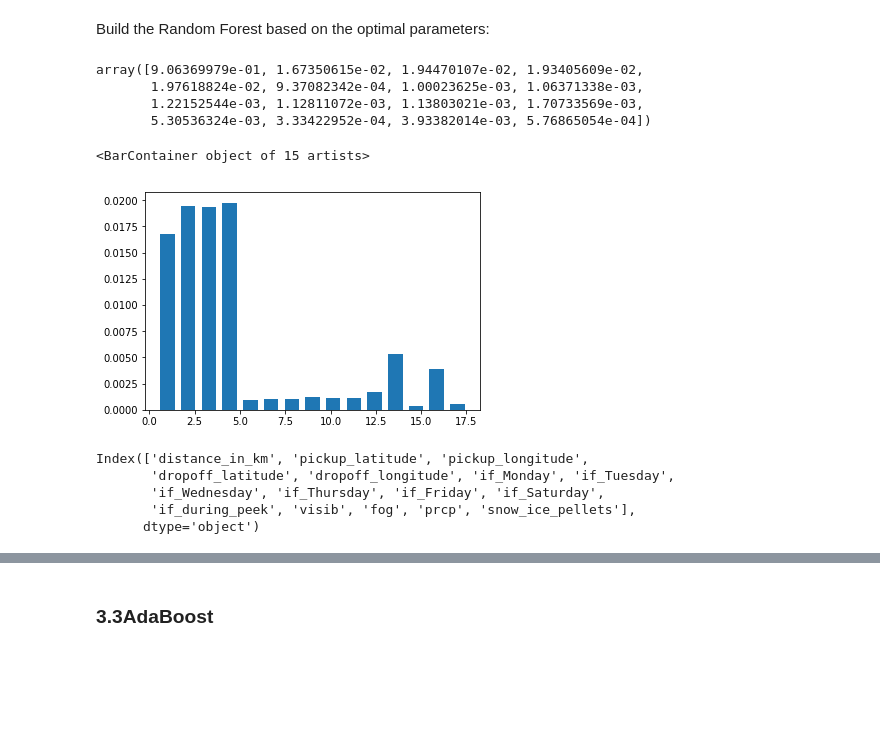
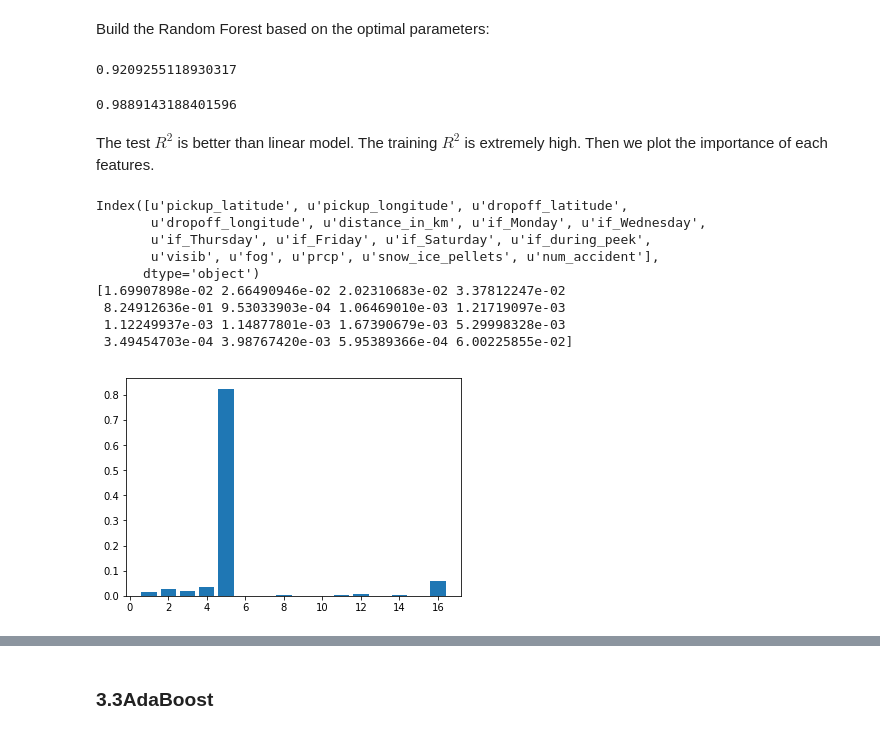
Before and after one commit to MorphyFwy/4990_project, a Jupyter notebook: Model_Selection.ipynb, the cells around one changed output, grey strips where cells are left out. Saved outputs shown, nothing was run; the diff lists cells and outputs as text; code cells hidden in the pictures; blank space fills up the shorter version.

```diff
--- a/Model_Selection.ipynb
+++ b/Model_Selection.ipynb
@@ -414,0 +511,8 @@ Use cross validation to determine the optimal value hyper-parameters in random f
+# %%
+x = dat[['pickup_latitude', 'pickup_longitude','dropoff_latitude','dropoff_longitude','distance_in_km','if_Monday','if_Wednesday','if_Thursday','if_Friday','if_Saturday','if_during_peek','visib','fog','prcp','snow_ice_pellets','num_accident']]
+y = dat[['travel_time']]
+# %%
+#Train and test data split
+from sklearn.model_selection import train_test_split
+
+x_train, x_test, y_train, y_test = train_test_split(x, y, test_size=0.2, random_state=7)
@@ -430,30 +538,31 @@ print para_opt
 # %% [markdown]
 Build the Random Forest based on the optimal parameters:
 # %%
-Rf_mod = RandomForestRegressor(n_estimators=100,
-
-
-                             random_state=0)
-
-Rf_mod.fit(x_train,y_train)
-Rf_mod.score(x_test,y_test)
-Rf_mod.feature_importances_
+Rf_mod = RandomForestRegressor(n_estimators=200, max_features = 12, max_depth = 37, random_state=0)
+Rf_mod.fit(x_train,y_train.values.ravel())
+print Rf_mod.score(x_test,y_test)
 # %% [output]
-array([9.06369979e-01, 1.67350615e-02, 1.94470107e-02, 1.93405609e-02,
-       1.97618824e-02, 9.37082342e-04, 1.00023625e-03, 1.06371338e-03,
-       1.22152544e-03, 1.12811072e-03, 1.13803021e-03, 1.70733569e-03,
-       5.30536324e-03, 3.33422952e-04, 3.93382014e-03, 5.76865054e-04])
+0.9209255118930317
-# %%
-t = np.linspace(1,17,15)
-plt.bar(t,Rf_mod.feature_importances_[1:16])
-# %% [output]
-<BarContainer object of 15 artists>
-[figure, removed]
-# %%
-x.columns
-# %% [output]
-Index(['distance_in_km', 'pickup_latitude', 'pickup_longitude',
-       'dropoff_latitude', 'dropoff_longitude', 'if_Monday', 'if_Tuesday',
-       'if_Wednesday', 'if_Thursday', 'if_Friday', 'if_Saturday',
-       'if_during_peek', 'visib', 'fog', 'prcp', 'snow_ice_pellets'],
-      dtype='object')
+# %%
+print Rf_mod.score(x_train,y_train)
+# %% [output]
+0.9889143188401596
+# %% [markdown]
+The test $R^2$ is better than linear model. The training $R^2$ is extremely high. Then we plot the importance of each features.
+# %%
+#Plot the feature importance
+temp = np.linspace(1,16,16)
+plt.bar(temp,Rf_mod.feature_importances_)
+print x.columns
+print Rf_mod.feature_importances_
+# %% [output]
+Index([u'pickup_latitude', u'pickup_longitude', u'dropoff_latitude',
+       u'dropoff_longitude', u'distance_in_km', u'if_Monday', u'if_Wednesday',
+       u'if_Thursday', u'if_Friday', u'if_Saturday', u'if_during_peek',
+       u'visib', u'fog', u'prcp', u'snow_ice_pellets', u'num_accident'],
+      dtype='object')
+[1.69907898e-02 2.66490946e-02 2.02310683e-02 3.37812247e-02
+ 8.24912636e-01 9.53033903e-04 1.06469010e-03 1.21719097e-03
+ 1.12249937e-03 1.14877801e-03 1.67390679e-03 5.29998328e-03
+ 3.49454703e-04 3.98767420e-03 5.95389366e-04 6.00225855e-02]
+[figure, added]
```
Also changed, not shown: parts of 60 cells of this notebook.
